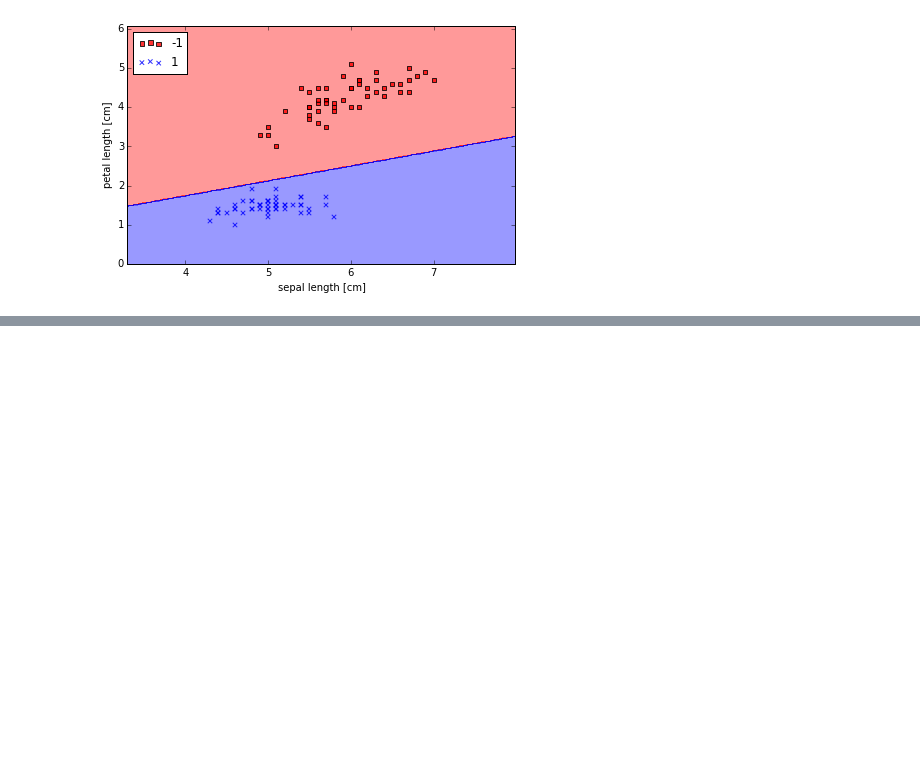
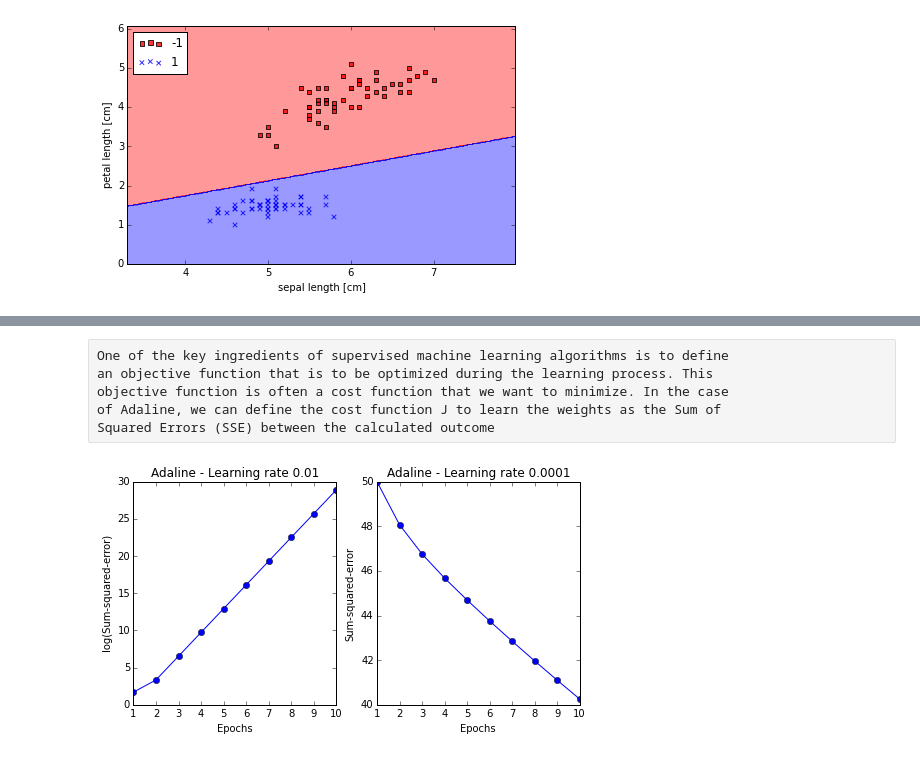
Before and after one commit to quantumn/Practice-for-Data-Analysis, a Jupyter notebook: Python Machine Learning/2 Training Machine Learning Algorithms for Classification.ipynb, the cells around one changed output, grey strips where cells are left out. Saved outputs shown, nothing was run; the diff lists cells and outputs as text; code cells hidden in the pictures; blank space fills up the shorter version.

```diff
--- a/Python Machine Learning/2 Training Machine Learning Algorithms for Classification.ipynb
+++ b/Python Machine Learning/2 Training Machine Learning Algorithms for Classification.ipynb
@@ -66,6 +66,7 @@ Training a perceptron model on the Iris dataset
 # %%
 import pandas as pd
-df=pd.read_csv('https://archive.ics.uci.edu/ml/machine-learning-databases/iris/iris.data', header=None)
+df=pd.read_csv('https://archive.ics.uci.edu/ml/machine-learning-databases/iris/iris.data'
+               , header=None)
 df.tail()
 # %% [output]
 |  | 0 | 1 | 2 | 3 | 4 |
@@ -146,0 +156,6 @@ plt.show() #now a plot illastrate of the decision regions
+# %% [raw]
+One of the key ingredients of supervised machine learning algorithms is to define
+an objective function that is to be optimized during the learning process. This
+objective function is often a cost function that we want to minimize. In the case
+of Adaline, we can define the cost function J to learn the weights as the Sum of
+Squared Errors (SSE) between the calculated outcome
@@ -146,0 +224,16 @@ plt.show() #now a plot illastrate of the decision regions
+# %%
+#plot the cost against the number of epochs for the two different learning rates:
+fig,ax=plt.subplots(nrows=1,ncols=2,figsize=(8,4))
+ada1=AdalineGD(n_iter=10,eta=0.01).fit(X,y)
+ax[0].plot(range(1,len(ada1.cost_)+1),np.log10(ada1.cost_),marker='o')
+ax[0].set_xlabel('Epochs')
+ax[0].set_ylabel('log(Sum-squared-error)')
+ax[0].set_title('Adaline - Learning rate 0.01')
+ada2 = AdalineGD(n_iter=10, eta=0.0001).fit(X, y)
+ax[1].plot(range(1, len(ada2.cost_) + 1), ada2.cost_, marker='o')
+ax[1].set_xlabel('Epochs')
+ax[1].set_ylabel('Sum-squared-error')
+ax[1].set_title('Adaline - Learning rate 0.0001')
+plt.show()
+# %% [output]
+[figure, added]
```
Also changed, not shown: parts of 11 cells of this notebook.
